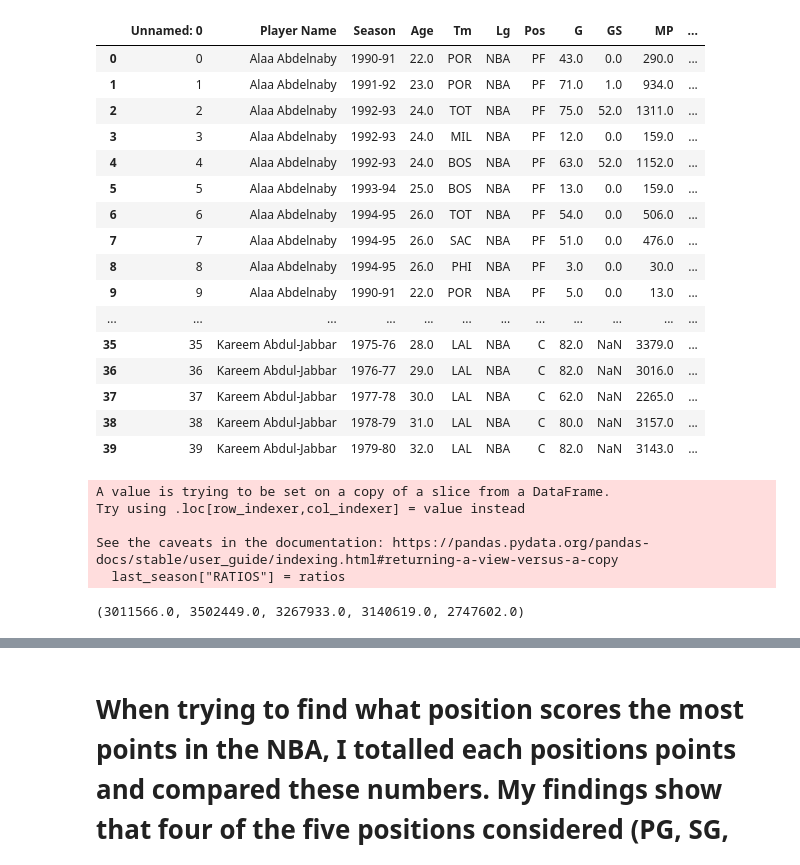
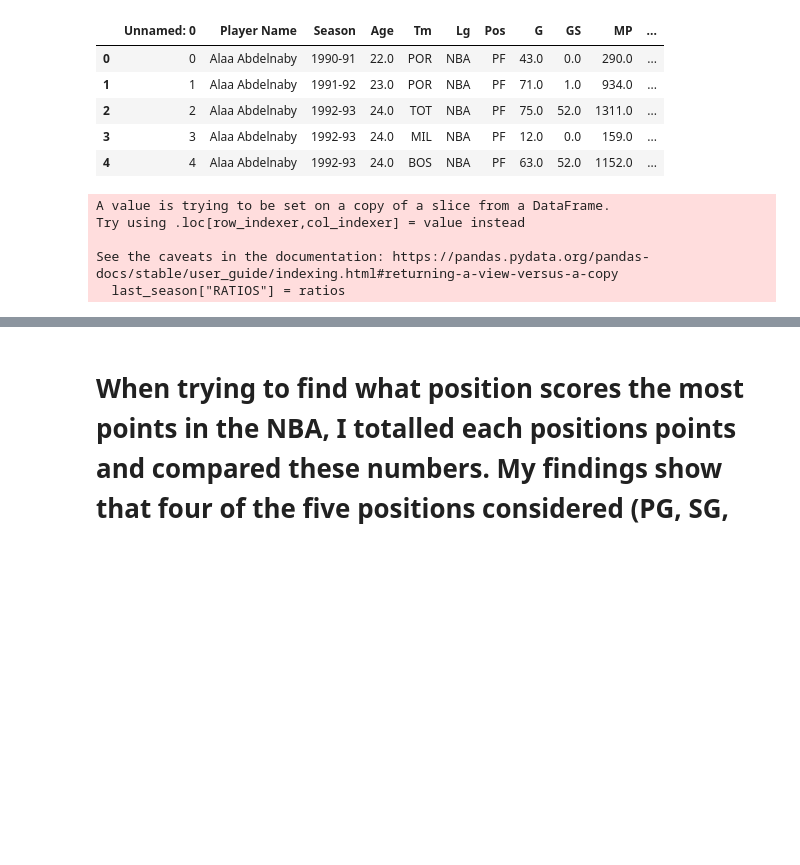
Before and after one commit to HtH-HacktheHood/2022_fall_program, a Jupyter notebook: Finding-an-Interesting-Dataset/nba_players.ipynb, the cells around one changed output, grey strips where cells are left out. Cells and saved outputs as stored; diff of their text form; code cells hidden in the pictures; blank space fills up the shorter version.

```diff
--- a/Finding-an-Interesting-Dataset/nba_players.ipynb
+++ b/Finding-an-Interesting-Dataset/nba_players.ipynb
@@ -1,30 +1,19 @@
 # %%
 import pandas
 import seaborn
 import matplotlib.pyplot
 
 pandas.options.display.max_columns = None
 pandas.options.display.max_rows = None
 
 dirty_nba = pandas.read_csv("dirty_aba_nba_players.csv")
 
-dirty_nba.head(40)
+dirty_nba.head()
 # %% [output]
 |  | Unnamed: 0 | Player Name | Season | Age | Tm | Lg | Pos | G | GS | MP | ... |
 | 0 | 0 | Alaa Abdelnaby | 1990-91 | 22.0 | POR | NBA | PF | 43.0 | 0.0 | 290.0 | ... |
 | 1 | 1 | Alaa Abdelnaby | 1991-92 | 23.0 | POR | NBA | PF | 71.0 | 1.0 | 934.0 | ... |
 | 2 | 2 | Alaa Abdelnaby | 1992-93 | 24.0 | TOT | NBA | PF | 75.0 | 52.0 | 1311.0 | ... |
 | 3 | 3 | Alaa Abdelnaby | 1992-93 | 24.0 | MIL | NBA | PF | 12.0 | 0.0 | 159.0 | ... |
 | 4 | 4 | Alaa Abdelnaby | 1992-93 | 24.0 | BOS | NBA | PF | 63.0 | 52.0 | 1152.0 | ... |
-| 5 | 5 | Alaa Abdelnaby | 1993-94 | 25.0 | BOS | NBA | PF | 13.0 | 0.0 | 159.0 | ... |
-| 6 | 6 | Alaa Abdelnaby | 1994-95 | 26.0 | TOT | NBA | PF | 54.0 | 0.0 | 506.0 | ... |
-| 7 | 7 | Alaa Abdelnaby | 1994-95 | 26.0 | SAC | NBA | PF | 51.0 | 0.0 | 476.0 | ... |
-| 8 | 8 | Alaa Abdelnaby | 1994-95 | 26.0 | PHI | NBA | PF | 3.0 | 0.0 | 30.0 | ... |
-| 9 | 9 | Alaa Abdelnaby | 1990-91 | 22.0 | POR | NBA | PF | 5.0 | 0.0 | 13.0 | ... |
-| ... | ... | ... | ... | ... | ... | ... | ... | ... | ... | ... | ... |
-| 35 | 35 | Kareem Abdul-Jabbar | 1975-76 | 28.0 | LAL | NBA | C | 82.0 | NaN | 3379.0 | ... |
-| 36 | 36 | Kareem Abdul-Jabbar | 1976-77 | 29.0 | LAL | NBA | C | 82.0 | NaN | 3016.0 | ... |
-| 37 | 37 | Kareem Abdul-Jabbar | 1977-78 | 30.0 | LAL | NBA | C | 62.0 | NaN | 2265.0 | ... |
-| 38 | 38 | Kareem Abdul-Jabbar | 1978-79 | 31.0 | LAL | NBA | C | 80.0 | NaN | 3157.0 | ... |
-| 39 | 39 | Kareem Abdul-Jabbar | 1979-80 | 32.0 | LAL | NBA | C | 82.0 | NaN | 3143.0 | ... |
 # %%
@@ -57,43 +46,3 @@ Try using .loc[row_indexer,col_indexer] = value instead
 
 See the caveats in the documentation: https://pandas.pydata.org/pandas-docs/stable/user_guide/indexing.html#returning-a-view-versus-a-copy
   last_season["RATIOS"] = ratios
-# %%
-'''What position is the most prolific with scoring in the NBA?
-
-- seperate my data based on positions
-- get total points for each position
-- compare total points to find highest scoring position
-'''
-
-# find all positions in dataset
-positions = dirty_nba['Pos'].dropna().unique()
-
-pf = 0
-c = 0
-c_pf = 0
-pg = 0
-sg = 0
-sf = 0
-sf_sg = 0
-pg_sg = 0
-pf_sf = 0
-c_sf = 0
-pf_sg = 0
-pg_sf = 0
-pg_sf_sg = 0
-
-for index, row in dirty_nba.iterrows():
-    if row["Pos"] == "PF":
-        pf += row['PTS']
-    if row["Pos"] == "C":
-        c += row['PTS']
-    if row["Pos"] == "PG":
-        pg += row['PTS']
-    if row["Pos"] == "SG":
-        sg += row['PTS']
-    if row["Pos"] == "SF":
-        sf += row['PTS']
-
-pg, sg, sf, pf, c
-# %% [output]
-(3011566.0, 3502449.0, 3267933.0, 3140619.0, 2747602.0)
```
Also changed, not shown: parts of 4 cells of this notebook.
